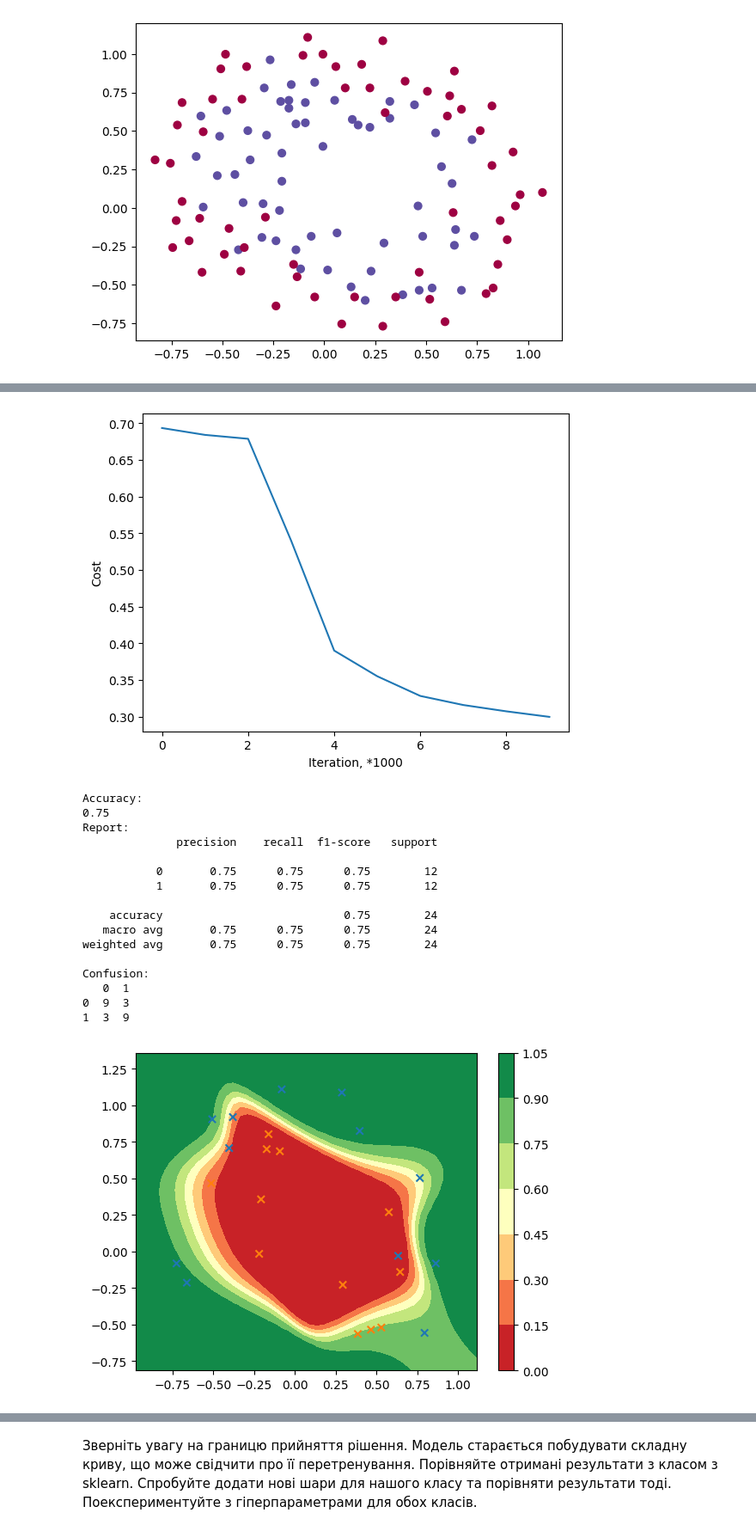
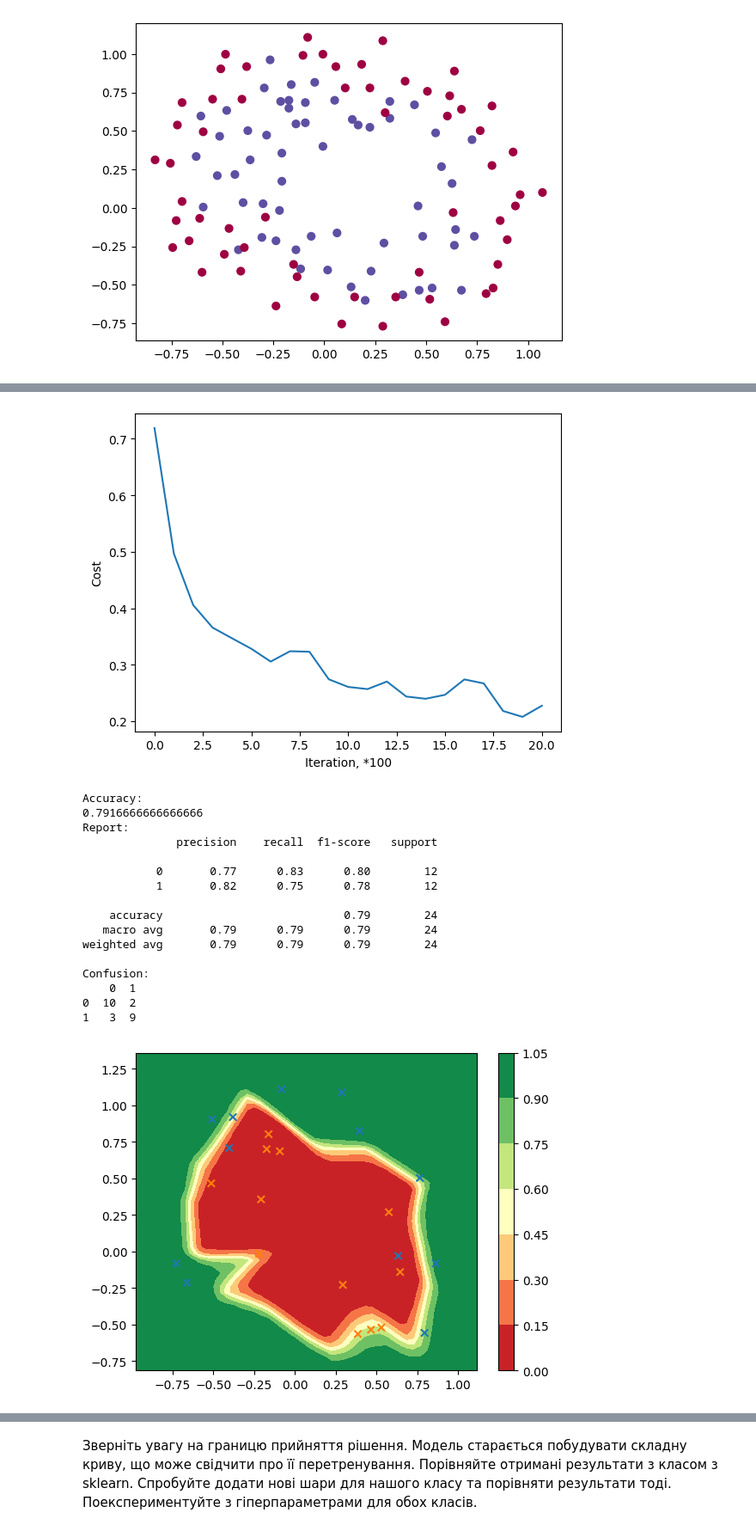
Before and after one commit to Vladkutsyk/ML__INTRO, a Jupyter notebook: Task3/NeuralNet simple.ipynb, the cells around one changed output, grey strips where cells are left out. Shown at 86% size. Drawn from its saved outputs; the diff is of its cells as text; code cells hidden in the pictures.

```diff
--- a/Task3/NeuralNet simple.ipynb
+++ b/Task3/NeuralNet simple.ipynb
@@ -87,7 +91,9 @@ def plot_decision_boundary(model, X, y):
     plt.scatter(X[:, 0], X[:, 1], marker="x", c=color_values)
 # %%
 class NeuralNet:
-    def __init__(self, layer_dims, layer_activations, mini_batch_size = 1, keep_prob=1, patience = 100, normalize = True, learning_rate = 0.01, num_epochs = 30000):
+    def __init__(self, n_classes, layer_dims, layer_activations, mini_batch_size = 1, keep_prob=1, patience = 100, normalize = True, learning_rate = 0.01, num_epochs = 3000):
+        self.n_classes = n_classes
+        self.classes_ = np.array(range(n_classes))
         self.learning_rate = learning_rate
         self.num_epochs = num_epochs
         self.normalize = normalize
@@ -117,17 +123,15 @@ class NeuralNet:
         X_new = (X - m) / s
         return X_new, m, s
 
-    '''
-    def __softmax(self, Z):
-        Z -= np.max(Z, axis=1, keepdims=True)
+    def transform(self, y_input):
+        if self.layer_activations[-1]=='sigmoid':
+            return y_input
+        else:
+            a_input = np.zeros((self.n_classes, y_input.shape[0]))
+            for i in range(y_input.shape[0]):
+                a_input[y_input[i][0]][i]=1
+            return a_input.T
 
-        exp_z = np.exp(Z)
-        A = exp_z / np.sum(exp_z, axis=1, keepdims=True)
-
-        cache = Z
-
-        return A, cache
-    '''
     def __softmax(self, Z):
         cache = Z
         A = np.exp(Z)/np.sum(np.exp(Z), axis=0, keepdims=True)
@@ -354,7 +358,10 @@ class NeuralNet:
 
         permutation = list(np.random.permutation(m))
         shuffled_X = X[:, permutation]
-        shuffled_Y = Y[:, permutation]
+        if self.layer_activations[-1]=='sigmoid':
+            shuffled_Y = Y[:, permutation].reshape((1,m))
+        else:
+            shuffled_Y = Y[:, permutation]
 
         num_complete_minibatches = math.floor(m / mini_batch_size)
 
@@ -374,10 +381,12 @@ class NeuralNet:
 
         return mini_batches
 
-    def fit(self, X_vert, Y_vert, X_vert_test, Y_vert_test, print_cost = True):
+    def fit(self, X_vert, Y_vert, print_cost = True):
 
-        X, Y = X_vert.T, Y_vert.T
-        X_test, Y_test = X_vert_test.T, Y_vert_test.T
+        X= X_vert.T
+        Y = (self.transform(Y_vert)).T
+        X_test = X_vert.T
+        Y_test = (self.transform(Y_vert)).T
 
         if self.normalize:
             X, self.__mean, self.__std = self.__normalize(X)
@@ -762,7 +706,14 @@ X_train, X_test, y_train, y_test = train_test_split(X, y.reshape(-1,1), test_siz
 # %% [output]
 [figure]
 # %%
-nn = NeuralNet(normalize = True, learning_rate = 0.5, num_iter = 10000)
+X_train, X_test, y_train, y_test = train_test_split(X, y.reshape(-1, 1), test_size=0.2, random_state=42)
+layer_dims_1 = [X.shape[1], 30, 50, 100, 2]
+layer_activations_1 = ['relu', 'tanh', 'relu',  'softmax']
+batch_size_1 = 1
+keep_prob_1 = 0.97
+patience_1 = 2000
+
+nn = NeuralNet(2, layer_dims_1, layer_activations_1, mini_batch_size=batch_size_1, keep_prob=keep_prob_1, patience=patience_1, learning_rate=0.001, num_epochs=5000)
 nn.fit(X_train, y_train)
 
 y_test_pred = nn.predict(X_test)
@@ -787,21 +732,21 @@ plt.show()
-[figure, old version]
+[figure, new version]
 Accuracy:
-0.75
+0.7916666666666666
 Report:
               precision    recall  f1-score   support
 
-           0       0.75      0.75      0.75        12
-           1       0.75      0.75      0.75        12
+           0       0.77      0.83      0.80        12
+           1       0.82      0.75      0.78        12
 
-    accuracy                           0.75        24
-   macro avg       0.75      0.75      0.75        24
-weighted avg       0.75      0.75      0.75        24
+    accuracy                           0.79        24
+   macro avg       0.79      0.79      0.79        24
+weighted avg       0.79      0.79      0.79        24
 
 Confusion:
-   0  1
-0  9  3
-1  3  9
+    0  1
+0  10  2
+1   3  9
-[figure, old version]
+[figure, new version]
 # %%
 print(nn.parameters)
 # %% [output]
```
Also changed, not shown: parts of 18 cells of this notebook.
